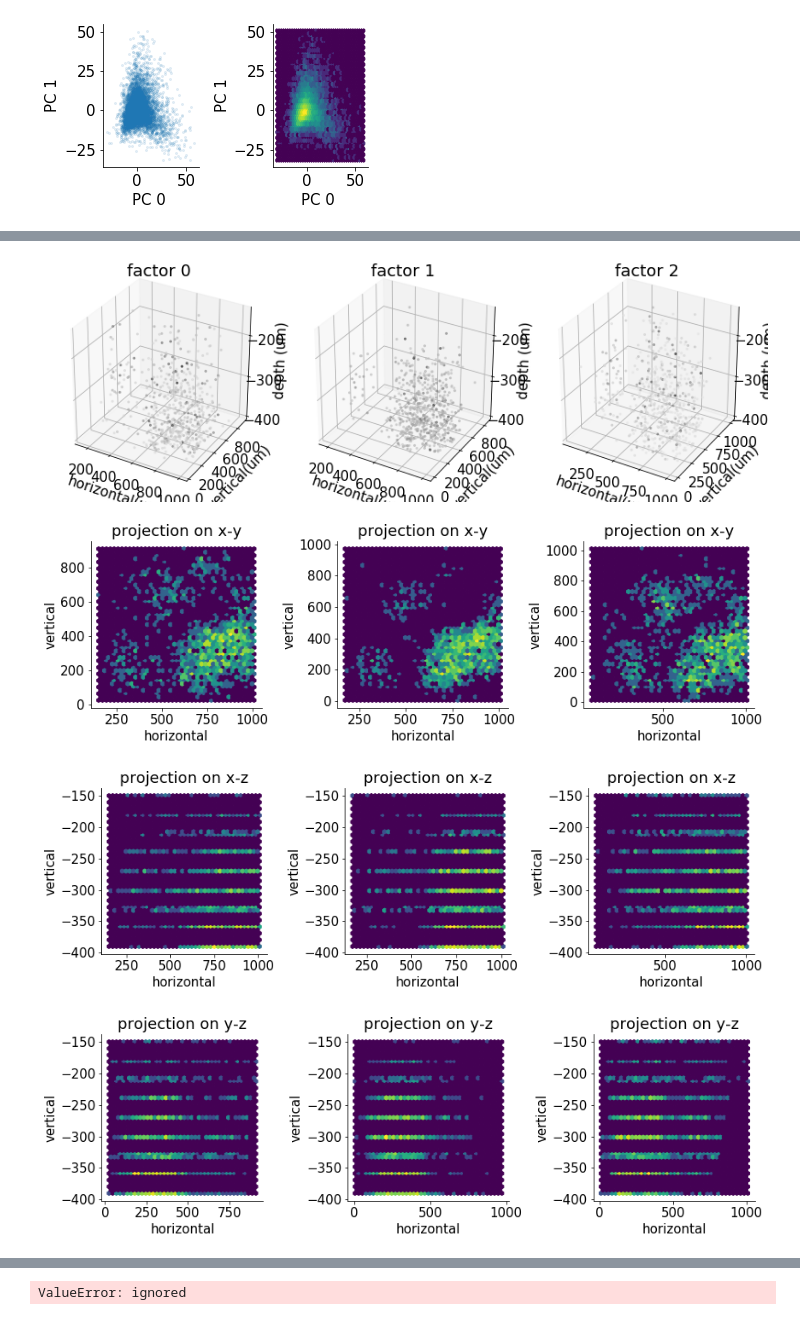
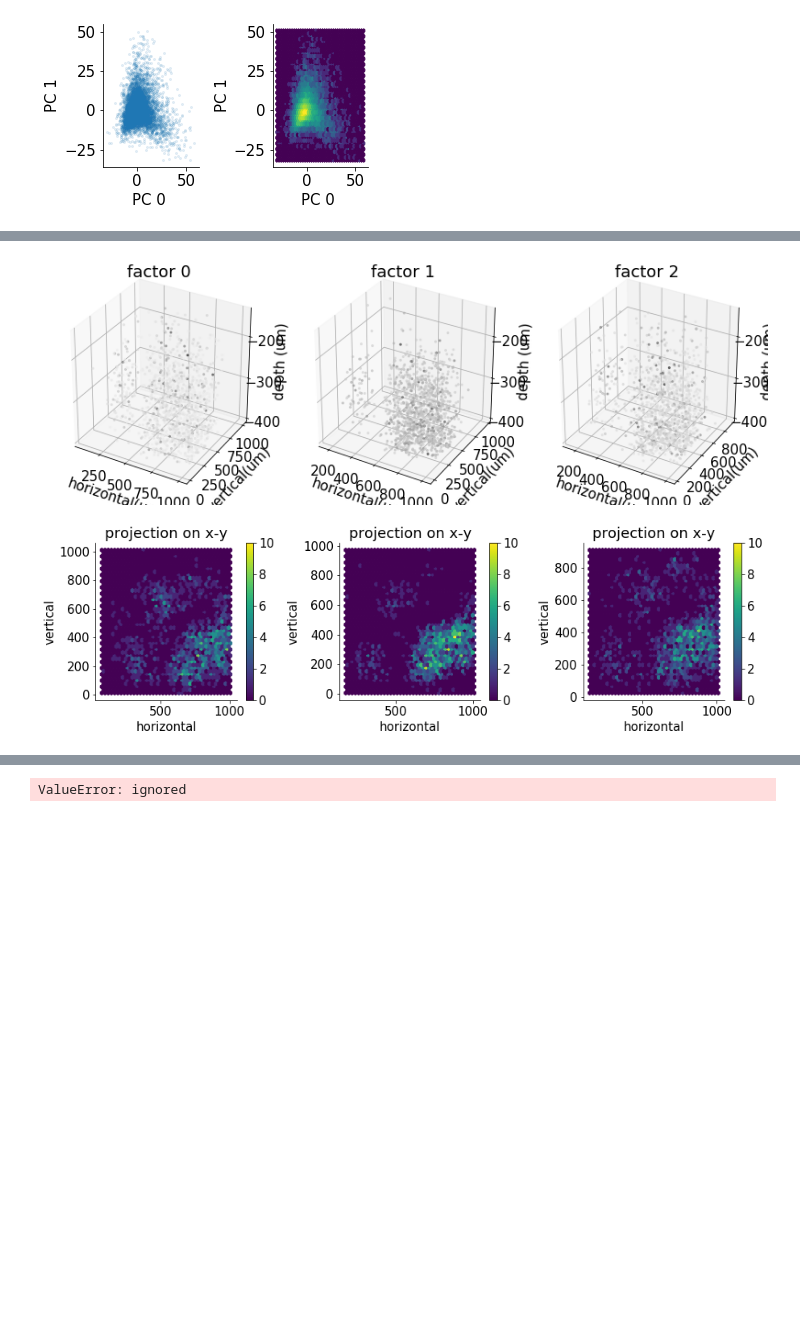
Before and after one commit to YGUO29/NMA-proj, a Jupyter notebook: NMA_proj_load_stringer_spontaneous.ipynb, the cells around one changed output, grey strips where cells are left out. Drawn from its saved outputs; the diff is of its cells as text; code cells hidden in the pictures; blank space fills up the shorter version.

Commit message:
W3D4 project meeting

```diff
--- a/NMA_proj_load_stringer_spontaneous.ipynb
+++ b/NMA_proj_load_stringer_spontaneous.ipynb
@@ -168,7 +168,7 @@ from sklearn.decomposition import NMF
 def my_nmf(DataMat, nComp = 2):
     # data matrix input for NMF: nSamples * nFeatures
 
-#     DataMat[DataMat<0]=0 #set any negligibly small negative values to 0
+    DataMat[DataMat<0]=0 #set any negligibly small negative values to 0
     params = {'nComp': nComp}
     model = NMF(n_components = params['nComp'], init='random')
     W = model.fit_transform(DataMat)
@@ -196,10 +196,11 @@ def select_cell(weights, perc = 0):
 idx, plot_colors = select_cell(H[0,:], perc = 90)
 # %%
 # take NMF
-# DataMat =  dat['sresp'].T
+DataMat =  dat['sresp'].T
+print(np.min(DataMat))
 
-DataMat_min = np.min(Z.T, axis = 0)
-DataMat = Z.T - DataMat_min
+# DataMat_min = np.min(Z.T, axis = 0)
+# DataMat = Z.T - DataMat_min
 
 # print(DataMat.shape)
 # print(np.min(DataMat, axis = 0))
@@ -254,8 +258,8 @@ for i_fac in range(0,nComp):
     ax = fig.add_subplot(nComp, 1, i_fac+1)
     plt.hist(H[i_fac,:], bins = 50)
 #     plt.hist(W[:,i_fac], bins = 50)
-#     ax.set(xlabel = 'weights', ylabel = 'count', title = 'factor'+np.str(i_fac))
-    ax.set(xlabel = 'factor amplitude', ylabel = 'count', title = 'factor'+np.str(i_fac))
+    ax.set(xlabel = 'weights', ylabel = 'count', title = 'factor'+np.str(i_fac))
+#     ax.set(xlabel = 'factor amplitude', ylabel = 'count', title = 'factor'+np.str(i_fac))
     plt.show()
 
 
@@ -284,37 +288,40 @@ def plot_weights(idx, plot_colors):
 fig = plt.figure(figsize=(15,4))
 for i_fac in range(0,nComp):
     ax = fig.add_subplot(1, nComp+1, i_fac+1, projection='3d')
-    idx, plot_colors = select_cell(H[i_fac,:], perc = 95)
+    idx, plot_colors = select_cell(H[i_fac,:], perc = 90)
     plot_weights(idx, plot_colors)
 # %% [output]
-[figure, old version]
+[figure, new version]
 # %%
 # neuron's projection onto x-y plane
 # idx = np.arange(0, x.shape[0])
-fig = plt.figure(figsize=(16,4))
-for i_fac in range(0,nComp):
+fig = plt.figure(figsize=(17,4))
+for i_fac in range(0,3):
     ax = fig.add_subplot(1, nComp+1, i_fac+1)
     idx, plot_colors = select_cell(H[i_fac,:], perc = 90)
-    plt.hexbin(x[idx], y[idx], gridsize = 40, bins = 'log')
+    im = plt.hexbin(x[idx], y[idx], gridsize = 40, vmin = 0, vmax = 10)
     ax.set(xlabel = 'horizontal', ylabel = 'vertical', title = 'projection on x-y', alpha = .1);
+    fig.colorbar(im)
 
-fig = plt.figure(figsize=(16,4))
-for i_fac in range(0,nComp):
-    ax = fig.add_subplot(1, nComp+1, i_fac+1)
-    idx, plot_colors = select_cell(H[i_fac,:], perc = 90)
-    plt.hexbin(x[idx], z[idx], gridsize = 40, bins = 'log')
-    ax.set(xlabel = 'horizontal', ylabel = 'vertical', title = 'projection on x-z', alpha = .1);
+# fig = plt.figure(figsize=(17,4))
+# for i_fac in range(0,nComp):
+#     ax = fig.add_subplot(1, nComp+1, i_fac+1)
+#     idx, plot_colors = select_cell(H[i_fac,:], perc = 90)
+#     im = plt.hexbin(x[idx], z[idx], gridsize = 40, vmin = 0, vmax = 12)
+#     ax.set(xlabel = 'horizontal', ylabel = 'vertical', title = 'projection on x-z', alpha = .1);
+#     fig.colorbar(im)
 
-fig = plt.figure(figsize=(16,4))
-for i_fac in range(0,nComp):
-    ax = fig.add_subplot(1, nComp+1, i_fac+1)
-    idx, plot_colors = select_cell(H[i_fac,:], perc = 90)
-    plt.hexbin(y[idx], z[idx], gridsize = 40, bins = 'log')
-    ax.set(xlabel = 'horizontal', ylabel = 'vertical', title = 'projection on y-z', alpha = .1);
+
+# fig = plt.figure(figsize=(17,4))
+
+# for i_fac in range(0,nComp):
+#     ax = fig.add_subplot(1, nComp+1, i_fac+1)
+#     idx, plot_colors = select_cell(H[i_fac,:], perc = 90)
+#     plt.hexbin(y[idx], z[idx], gridsize = 40, vmin = 0, vmax = 12)
+#     ax.set(xlabel = 'horizontal', ylabel = 'vertical', title = 'projection on y-z', alpha = .1);
+#     fig.colorbar(im)
 # %% [output]
-[figure, old version]
+[figure, new version]
-[figure, removed]
-[figure, removed]
 # %%
 # visualize temporal components
 fig = plt.figure(figsize=(12,20))
```
Also changed, not shown: parts of 7 cells of this notebook.
